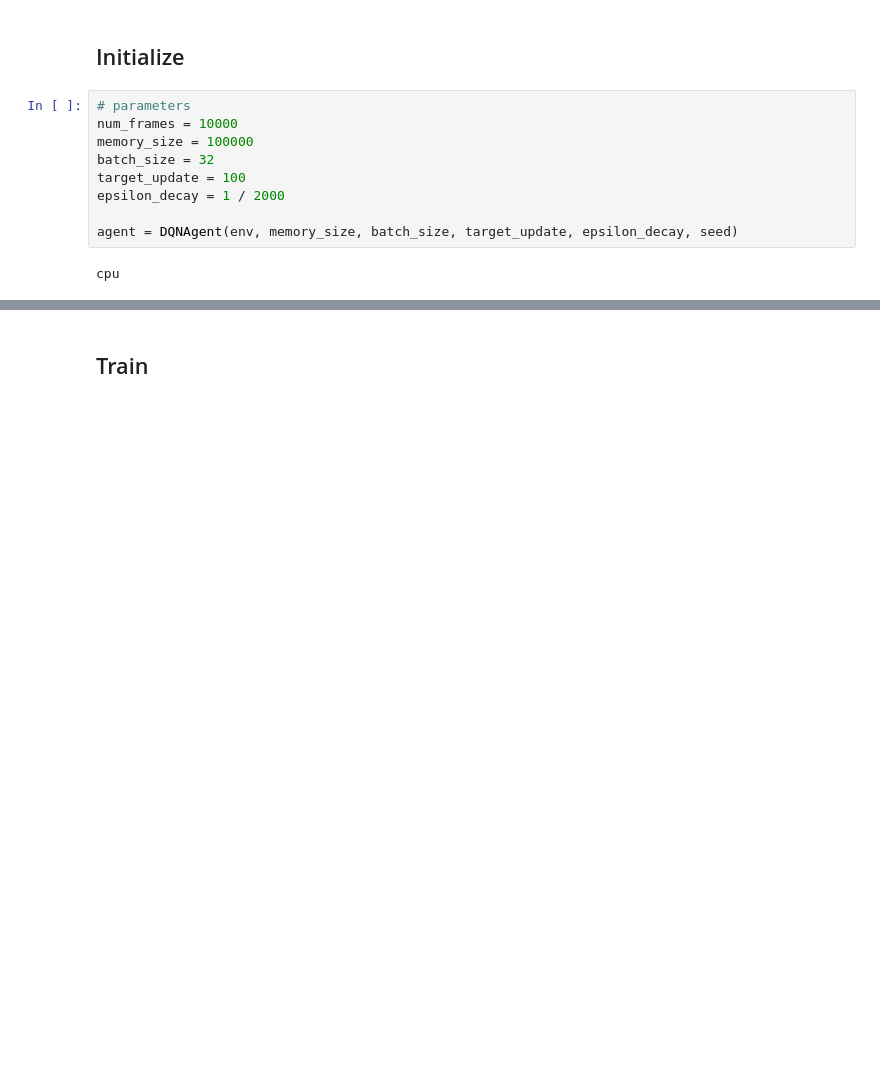
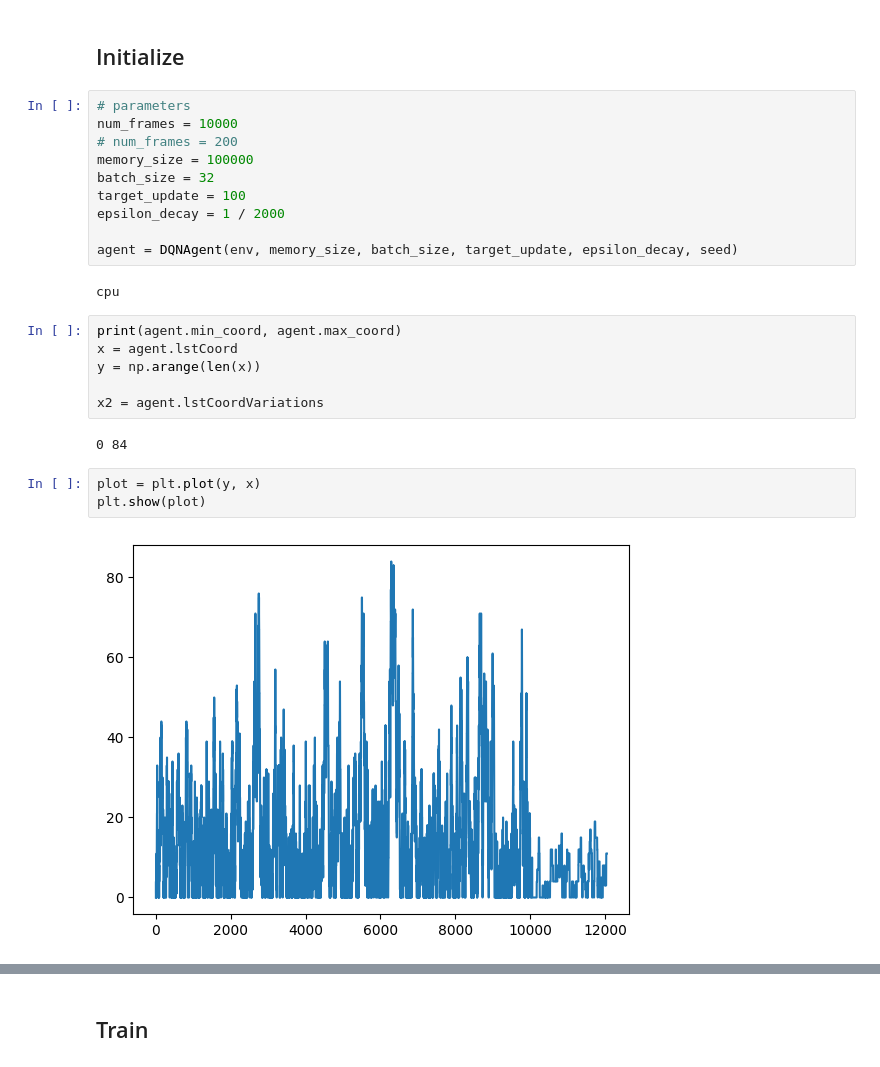
Before and after one commit to Mont-Lo/Planif_en_IA, a Jupyter notebook: 01_dqn.ipynb, the cells around one changed output, grey strips where cells are left out. Cells and saved outputs as stored; diff of their text form; blank space fills up the shorter version.

```diff
--- a/01_dqn.ipynb
+++ b/01_dqn.ipynb
@@ -451,6 +550,7 @@ seed_torch(seed)
 # %%
 # parameters
 num_frames = 10000
+# num_frames = 200
 memory_size = 100000
 batch_size = 32
 target_update = 100
@@ -459,3 +559,16 @@ epsilon_decay = 1 / 2000
 agent = DQNAgent(env, memory_size, batch_size, target_update, epsilon_decay, seed)
 # %% [output]
 cpu
+# %%
+print(agent.min_coord, agent.max_coord)
+x = agent.lstCoord
+y = np.arange(len(x))
+
+x2 = agent.lstCoordVariations
+# %% [output]
+0 84
+# %%
+plot = plt.plot(y, x)
+plt.show(plot)
+# %% [output]
+[figure, added]
```
Also changed, not shown: parts of 9 cells of this notebook, 3 other files.
